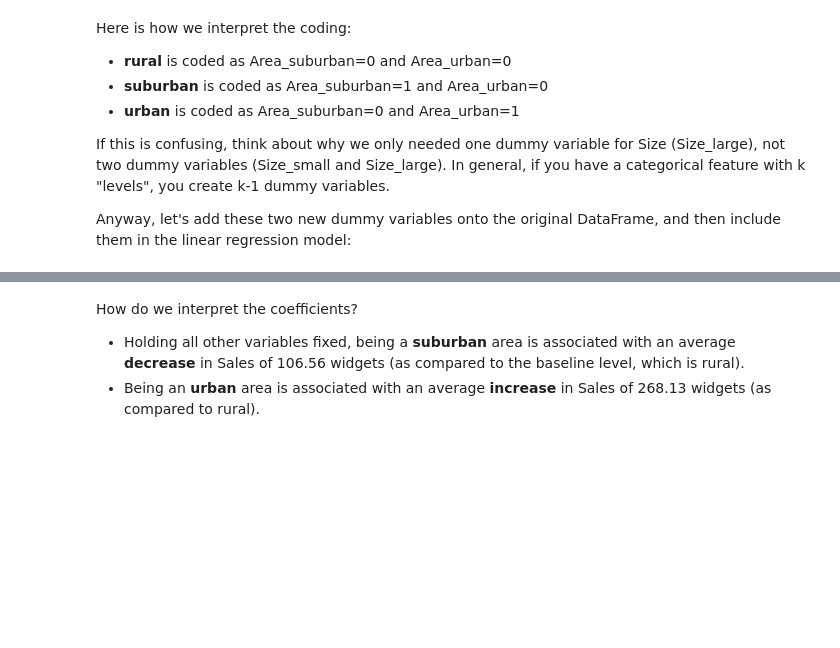
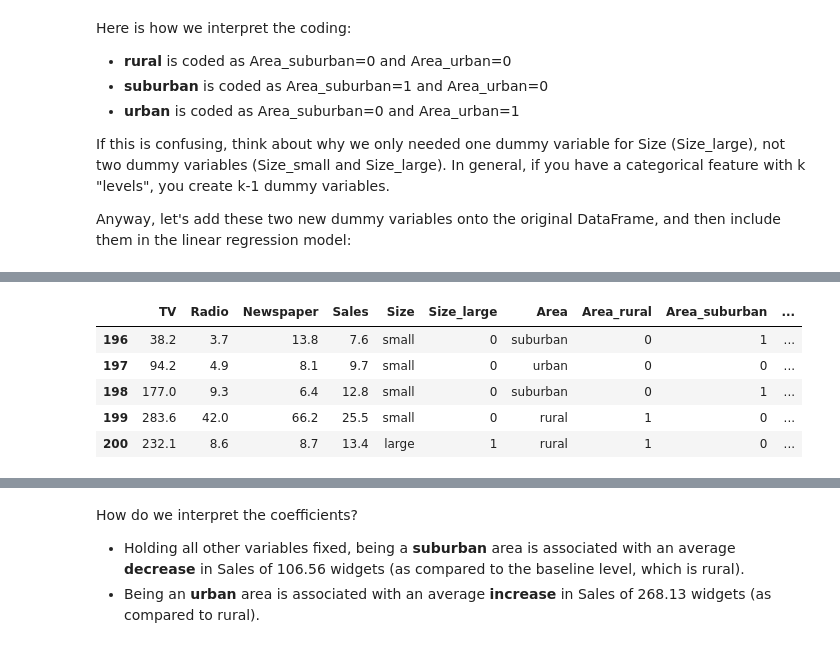
Before and after one commit to dtamayo/MachineLearning, a Jupyter notebook: Day1/07_linear_regression.ipynb, the cells around one changed output, grey strips where cells are left out. Drawn from its saved outputs; the diff is of its cells as text; code cells hidden in the pictures; blank space fills up the shorter version.

```diff
--- a/Day1/07_linear_regression.ipynb
+++ b/Day1/07_linear_regression.ipynb
@@ -353,2 +366,11 @@ data.head()
+# %%
+data.tail()
+# %% [output]
+|  | TV | Radio | Newspaper | Sales | Size | Size_large | Area | Area_rural | Area_suburban | ... |
+| 196 | 38.2 | 3.7 | 13.8 | 7.6 | small | 0 | suburban | 0 | 1 | ... |
+| 197 | 94.2 | 4.9 | 8.1 | 9.7 | small | 0 | urban | 0 | 0 | ... |
+| 198 | 177.0 | 9.3 | 6.4 | 12.8 | small | 0 | suburban | 0 | 1 | ... |
+| 199 | 283.6 | 42.0 | 66.2 | 25.5 | small | 0 | rural | 1 | 0 | ... |
+| 200 | 232.1 | 8.6 | 8.7 | 13.4 | large | 1 | rural | 1 | 0 | ... |
 # %%
 # create X and y
```
Also changed, not shown: parts of 12 cells of this notebook, 1 other file.
